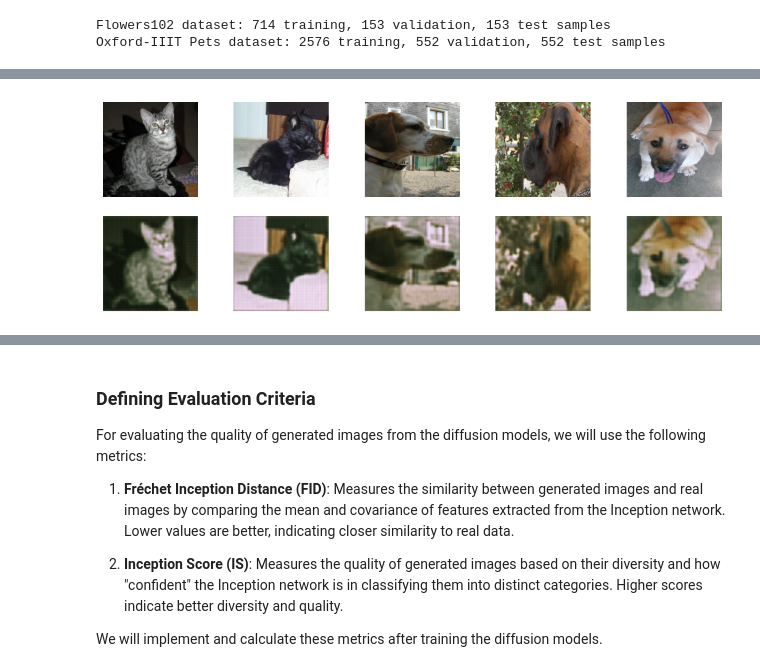
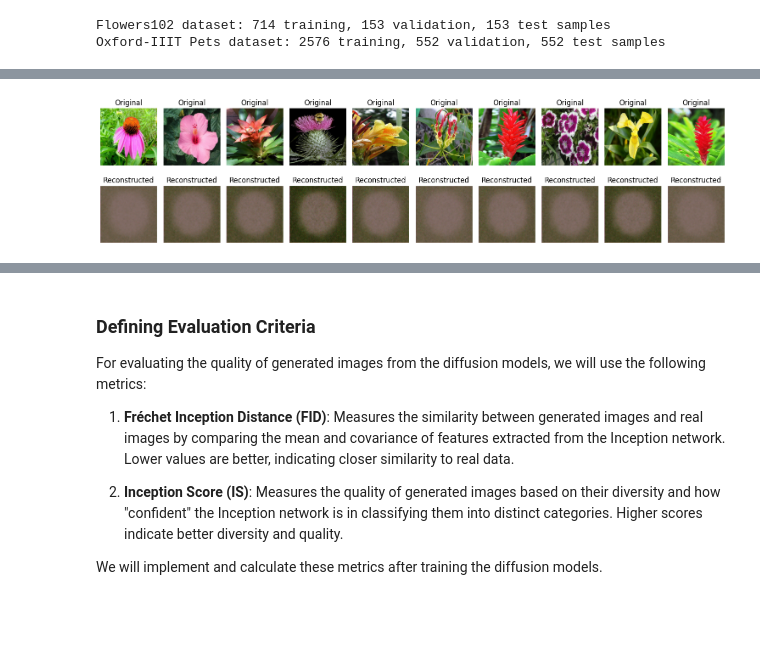
Before and after one commit to revolex/melytanulas_hazi, a Jupyter notebook: image_gen.ipynb, the cells around one changed output, grey strips where cells are left out. Drawn from its saved outputs; the diff is of its cells as text; code cells hidden in the pictures; blank space fills up the shorter version.

Commit message:
advanced model implemented

```diff
--- a/image_gen.ipynb
+++ b/image_gen.ipynb
@@ -278,21 +306,28 @@ Training complete.
 # %%
-import matplotlib.pyplot as plt
 
-model.eval()
+def unnormalize(img):
+    return (img + 1) / 2
 
-# Function to display original and reconstructed images
-def display_reconstructions(model, dataloader, num_images=5):
+def plot_reconstructions(model, data_loader, num_images=10):
+    model.eval()
+    images, _ = next(iter(data_loader))
+    images = images[:num_images]
+
     with torch.no_grad():
-        images, _ = next(iter(dataloader))
-        outputs = model(images)
+        recon_images, _, _ = model(images.to(model.device))
 
-        fig, axes = plt.subplots(2, num_images, figsize=(12, 4))
-        for i in range(num_images):
-            # Original images
-            axes[0, i].imshow(images[i].permute(1, 2, 0) * 0.5 + 0.5)
-            axes[0, i].axis('off')
-            # Reconstructed images
-            axes[1, i].imshow(outputs[i].permute(1, 2, 0) * 0.5 + 0.5)
-            axes[1, i].axis('off')
+    recon_images = recon_images.cpu()
 
-        plt.show()
+    fig, axes = plt.subplots(2, num_images, figsize=(15, 4))
+    for i in range(num_images):
+
+        axes[0, i].imshow(unnormalize(images[i]).permute(1, 2, 0).cpu().numpy())
+        axes[0, i].set_title("Original")
+        axes[0, i].axis("off")
+
+        axes[1, i].imshow(unnormalize(recon_images[i]).permute(1, 2, 0).cpu().numpy())
+        axes[1, i].set_title("Reconstructed")
+        axes[1, i].axis("off")
+
+    plt.tight_layout()
+    plt.show()
@@ -312,4 +334,4 @@ display_reconstructions(model, pets_dataloader)
-# %%
-display_reconstructions(model, pets_dataloader)
-# %% [output]
-[figure, removed]
+# %%
+plot_reconstructions(model_flowers, flowers102_val_loader)
+# %% [output]
+[figure, added]
```
Also changed, not shown: parts of 72 cells of this notebook, 2 other files.
